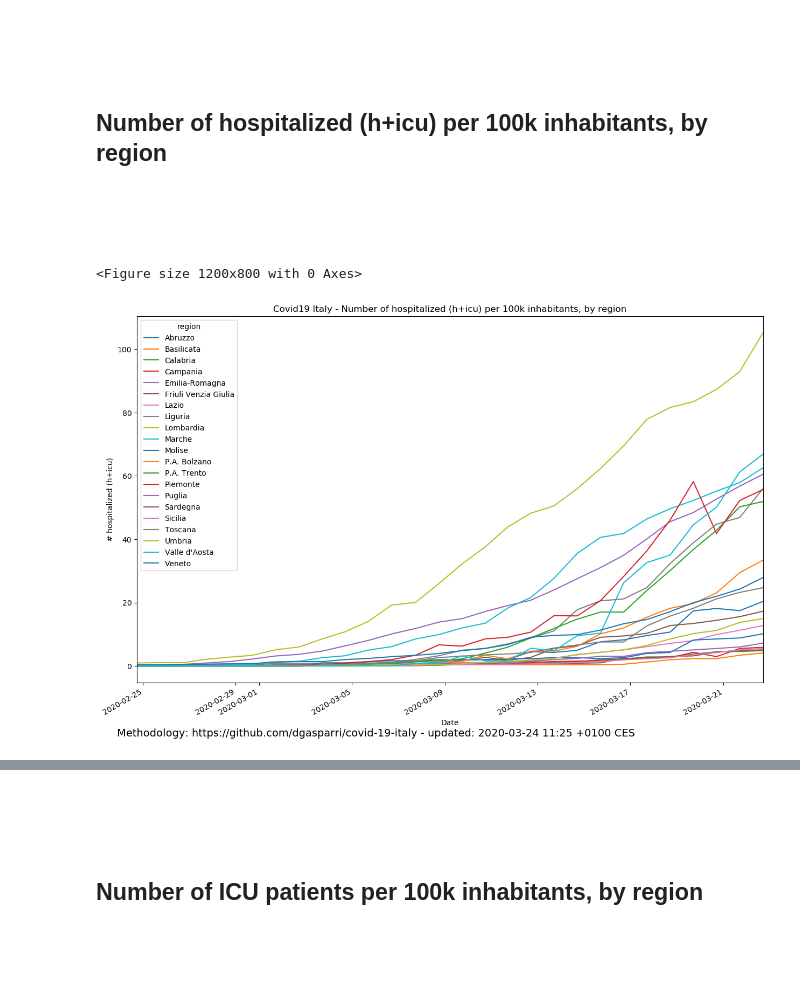
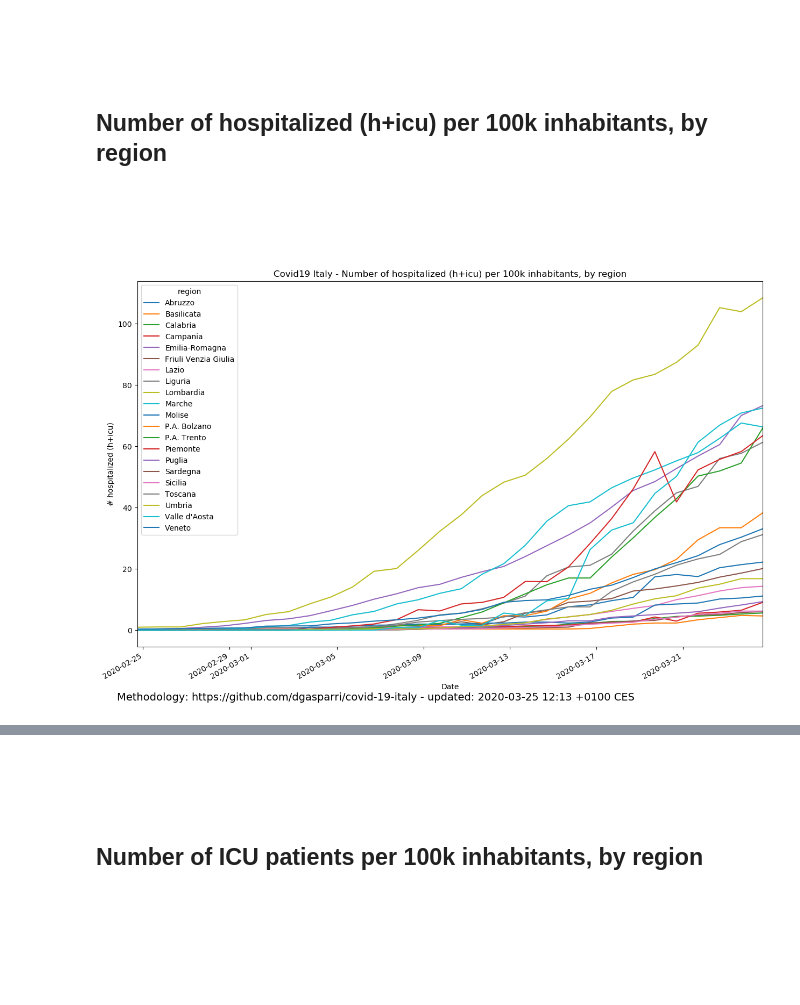
Before and after one commit to dgasparri/covid-19-italy, a Jupyter notebook: regional-data.ipynb, the cells around one changed output, grey strips where cells are left out. Drawn from its saved outputs; the diff is of its cells as text; code cells hidden in the pictures.

Commit message:
created routines for the 100k plots and tables, created folders plots and tables

```diff
--- a/regional-data.ipynb
+++ b/regional-data.ipynb
@@ -130 +179,22 @@ Notes:
+# %%
+def print_table(rows_pd, column, filename, timedelta = '7 days'):
+    table_pd = rows_pd.loc[rows_pd['date']>last_day_of_data - pd.Timedelta('7 days')].pivot(index='date',columns='region')[column].T.iloc[:,[0,-1]].round(1)
+    table_pd['Growth (linear)'] = table_pd.iloc[:,1].div(table_pd.iloc[:,0]).sub(1).mul(100).round(0).astype(str) + '%'
+    table_pd = table_pd.sort_values(by=[table_pd.columns[1]], ascending=False)
+    f = open("tables/" + filename,"w")
+    f.write(table_pd.to_html())
+    f.close()
+    return table_pd
+
+def print_plot(rows_pd, column, y_label, title, methodology, png_filename):
+    plot = rows_pd.pivot(index='date',columns='region')[column].plot()
+    plot.set_ylabel(y_label)
+    plot.set_xlabel('Date')
+    plot.set_title(title)
+    plot_fig = plot.get_figure()
+    plot_fig.set_size_inches(15, 10, forward=True)
+    plot.text(0.1, 0.1, methodology, fontsize=14, transform=plt.gcf().transFigure)
+    plt.savefig("plots/" + png_filename, format='png', dpi=80)
+
+matplotlib.style.use('default')
 # %% [markdown]
@@ -294,18 +298,11 @@ print(Sover100kP_table.to_html())
 # %%
 rows_pd.loc[:,'h+icuper100kP']=rows_pd['h+icu'].div(rows_pd['P']).mul(100000)
 # %%
-#rows_pd.groupby('code').plot(y='T_over_100kPopulation', x='date')
-matplotlib.style.use('default')
-fig = plt.figure(figsize=(15,10), dpi=80)
-hicuper100kP_plt = rows_pd.pivot(index='date',columns='region')['h+icuper100kP'].plot()
-hicuper100kP_plt.set_ylabel('# hospitalized (h+icu)')
-hicuper100kP_plt.set_xlabel('Date')
-hicuper100kP_plt.set_title('Covid19 Italy - Number of hospitalized (h+icu) per 100k inhabitants, by region')
-hicuper100kP_fig = hicuper100kP_plt.get_figure()
-hicuper100kP_fig.set_size_inches(15, 10, forward=True)
-hicuper100kP_methodology = "Methodology: https://github.com/dgasparri/covid-19-italy - updated: " + rundate_print
-hicuper100kP_plt.text(0.1, 0.1, hicuper100kP_methodology, fontsize=14, transform=plt.gcf().transFigure)
-plt.savefig("hicuper100kP_"+ rundate_iso + ".png", format='png', dpi=80)
+print_plot(rows_pd,
+           column = 'h+icuper100kP',
+           y_label = '# hospitalized (h+icu)',
+           title = 'Covid19 Italy - Number of hospitalized (h+icu) per 100k inhabitants, by region',
+           methodology = "Methodology: https://github.com/dgasparri/covid-19-italy - updated: " + rundate_print,
+           png_filename = "hicuper100kP_"+ data_date_iso + ".png")
 # %% [output]
-<Figure size 1200x800 with 0 Axes>
-[figure, old version]
+[figure, new version]
```
Also changed, not shown: parts of 40 cells of this notebook, 19 other files.
